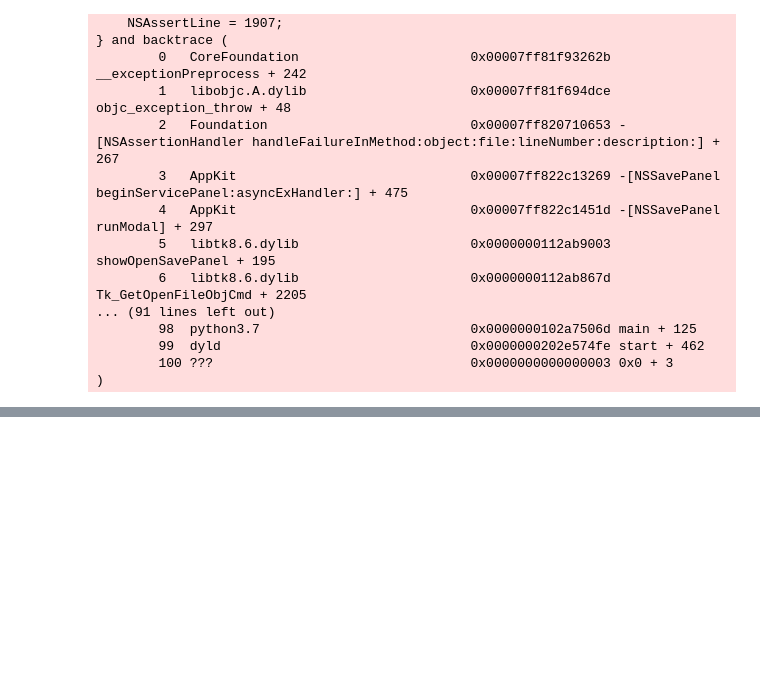
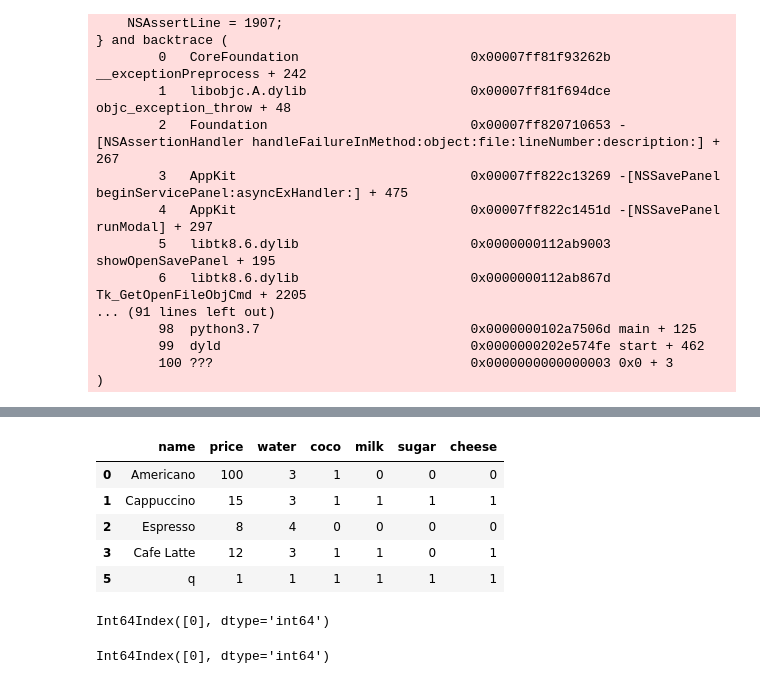
Before and after one commit to XingyouLee/ordering_system, a Jupyter notebook: test.ipynb, the cells around one changed output, grey strips where cells are left out. Drawn from its saved outputs; the diff is of its cells as text; code cells hidden in the pictures; blank space fills up the shorter version.

```diff
--- a/test.ipynb
+++ b/test.ipynb
@@ -153,0 +197,17 @@ print(filepath)
+# %%
+new_data
+# %% [output]
+|  | name | price | water | coco | milk | sugar | cheese |
+| 0 | Americano | 100 | 3 | 1 | 0 | 0 | 0 |
+| 1 | Cappuccino | 15 | 3 | 1 | 1 | 1 | 1 |
+| 2 | Espresso | 8 | 4 | 0 | 0 | 0 | 0 |
+| 3 | Cafe Latte | 12 | 3 | 1 | 1 | 0 | 1 |
+| 5 | q | 1 | 1 | 1 | 1 | 1 | 1 |
+# %%
+data[data.name == "Americano"].index
+# %% [output]
+Int64Index([0], dtype='int64')
+# %%
+data[data["name"] == "Americano"].index
+# %% [output]
+Int64Index([0], dtype='int64')
```
Also changed, not shown: parts of 8 cells of this notebook, 5 other files.
